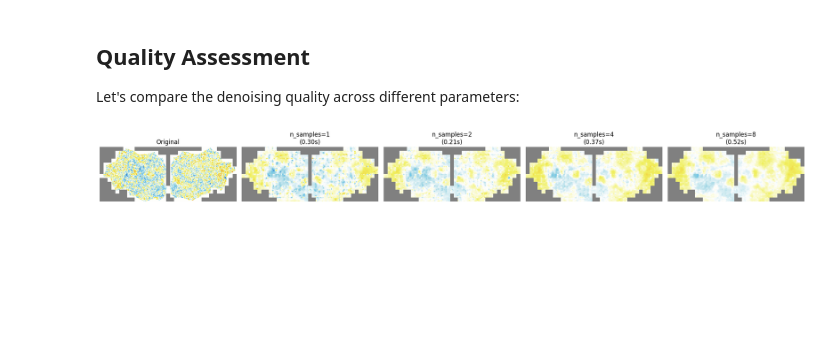
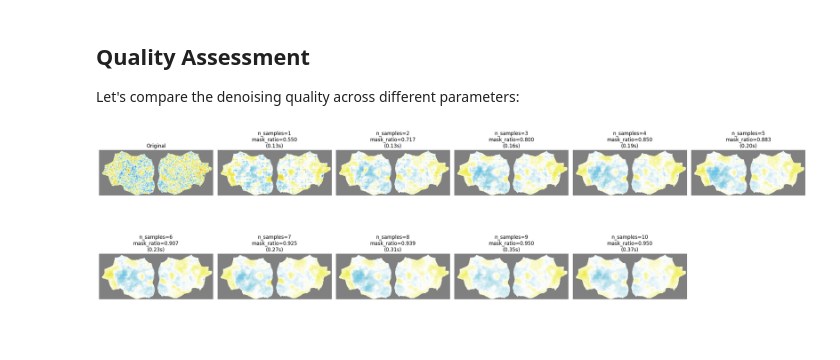
Before and after one commit to MedARC-AI/fmri-fm, a Jupyter notebook: notebooks/denoising_demo.ipynb, the cells around one changed output. Drawn from its saved outputs; the diff is of its cells as text; code cells hidden in the pictures; blank space fills up the shorter version.

```diff
--- a/notebooks/denoising_demo.ipynb
+++ b/notebooks/denoising_demo.ipynb
@@ -183,17 +258,8 @@ H, W = images.shape[3:5]  # Get spatial dimensions (224, 560)
 ploth = 1.0
 plotw = (W / H) * ploth
 
-# Convert patch-level mask to pixel-level mask for visualization
-patch_size = 16  # This should match the model's patch_size
-H_patches, W_patches = img_mask.shape  # (14, 35)
-pixel_mask = np.zeros((H, W))  # (224, 560)
-
-# Expand patch-level mask to pixel-level
-for i in range(H_patches):
-    for j in range(W_patches):
-        h_start, h_end = i * patch_size, (i + 1) * patch_size
-        w_start, w_end = j * patch_size, (j + 1) * patch_size
-        pixel_mask[h_start:h_end, w_start:w_end] = img_mask[i, j].numpy()
+# img_mask is now already a pixel-level mask (the fix)
+pixel_mask = img_mask.numpy()  # Convert to numpy for visualization
 
 # Use the smaller number of frames for visualization
 n_frames = min(images.shape[2], denoised_images.shape[2])  # min(16, 8) = 8
@@ -318,27 +368,49 @@ mask_ratio=0.9: 0.35s
 Let's compare the denoising quality across different parameters:
 # %%
 # compare denoising quality across different n_samples
-# Create grid with exact number of plots needed: 1 original + 4 n_samples = 5 total
-fig, axes = plt.subplots(1, 5, figsize=(20, 4))
+# Create grid with exact number of plots needed: 1 original + up to 10 n_samples
+successful_results = {k: v for k, v in results.items() if v.get("denoised") is not None}
+n_plots = 1 + len(successful_results)
+cols = min(6, n_plots)  # Max 6 columns
+rows = (n_plots + cols - 1) // cols
+fig, axes = plt.subplots(rows, cols, figsize=(4 * cols, 4 * rows))
+if rows == 1:
+    axes = axes.reshape(1, -1)
 
 # show original for reference
-plt.sca(axes[0])
+plt.sca(axes[0, 0])
 img = np.where(pixel_mask > 0, images[0, 0, 0].numpy(), np.nan)
 plt.imshow(img, vmin=-3, vmax=3, cmap=FC_CMAP, interpolation="none")
 plt.title("Original")
 plt.axis("off")
 
 # show denoised results for different n_samples
-for i, (n_samples, result) in enumerate(results.items()):
-    plt.sca(axes[i + 1])
-    img_denoised = np.where(pixel_mask > 0, result["denoised"][0, 0, 0].numpy(), np.nan)
-    plt.imshow(img_denoised, vmin=-3, vmax=3, cmap=FC_CMAP, interpolation="none")
-    plt.title(f"n_samples={n_samples}\n({result['time']:.2f}s)")
-    plt.axis("off")
+plot_idx = 1
+for n_samples, result in results.items():
+    if result.get("denoised") is not None:
+        row = plot_idx // cols
+        col = plot_idx % cols
+        plt.sca(axes[row, col])
+        img_denoised = np.where(
+            pixel_mask > 0, result["denoised"][0, 0, 0].numpy(), np.nan
+        )
+        mask_ratio = result.get("mask_ratio", "N/A")
+        plt.imshow(img_denoised, vmin=-3, vmax=3, cmap=FC_CMAP, interpolation="none")
+        plt.title(
+            f"n_samples={n_samples}\nmask_ratio={mask_ratio:.3f}\n({result['time']:.2f}s)"
+        )
+        plt.axis("off")
+        plot_idx += 1
+
+# Hide empty subplots
+for i in range(plot_idx, rows * cols):
+    row = i // cols
+    col = i % cols
+    axes[row, col].axis("off")
 
 plt.tight_layout()
 # %% [output]
-[figure, old version]
+[figure, new version]
 # %%
 # calculate and compare noise reduction metrics
 def calculate_noise_metrics(original, denoised, mask):
```
Also changed, not shown: parts of 20 cells of this notebook.
